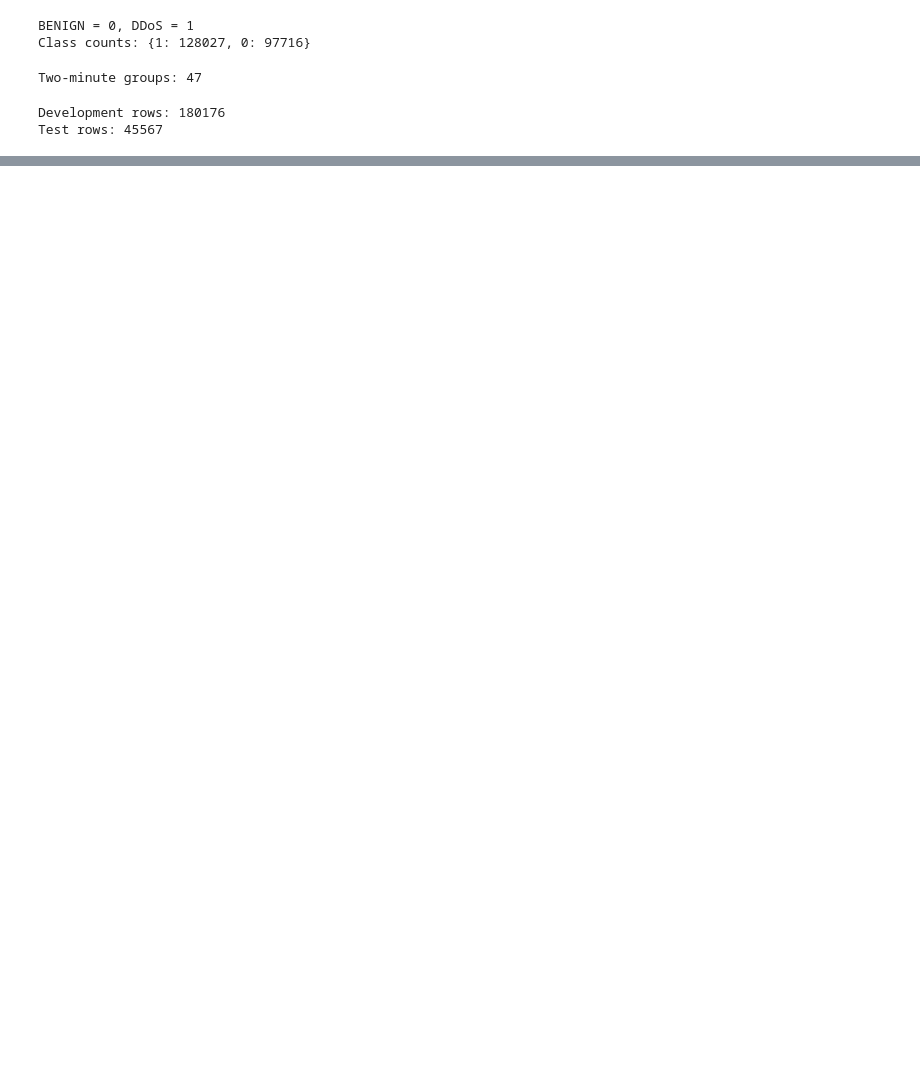
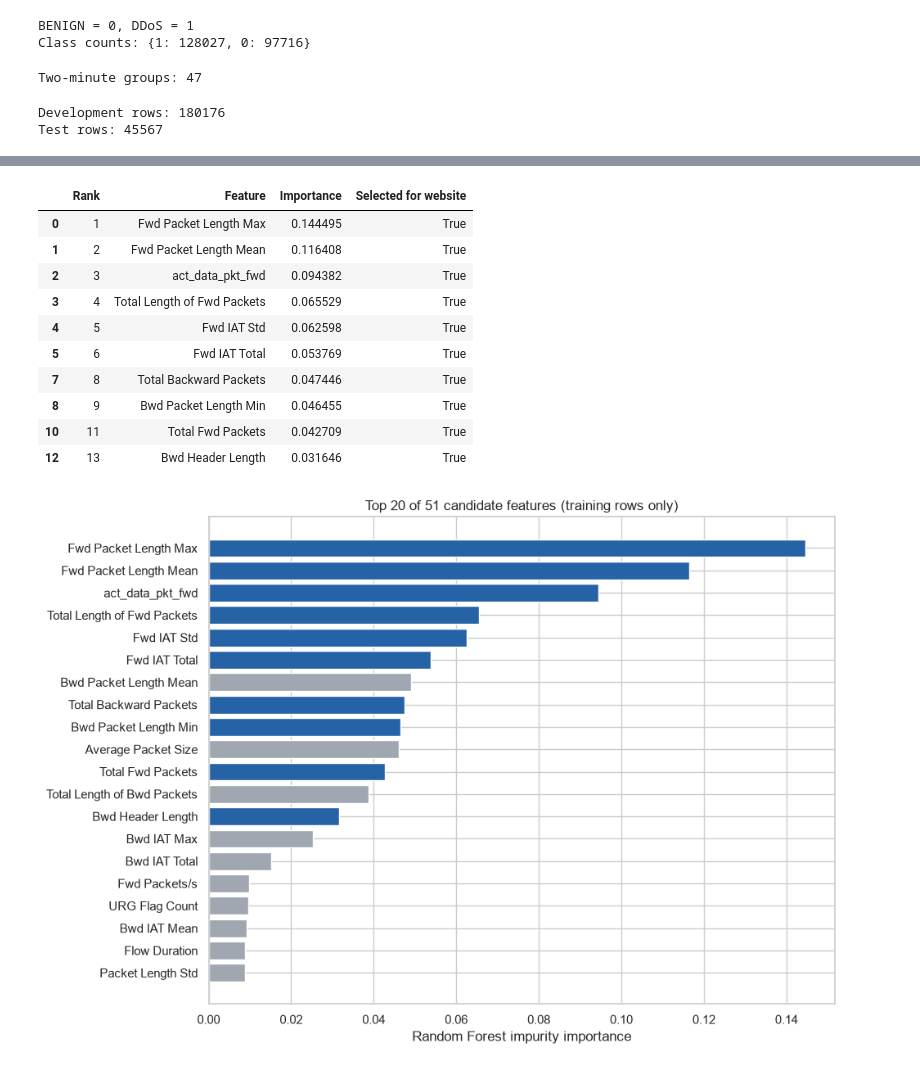
Before and after one commit to Kieri0/Flowguard, a Jupyter notebook: notebooks/data_preprocessing.ipynb, the cells around one changed output, grey strips where cells are left out. Saved outputs shown, nothing was run; the diff lists cells and outputs as text; code cells hidden in the pictures; blank space fills up the shorter version.

```diff
--- a/notebooks/data_preprocessing.ipynb
+++ b/notebooks/data_preprocessing.ipynb
@@ -259,0 +335,33 @@ Saved: C:\Users\joy\Desktop\CST9L_Project\notebooks\prepared_network_traffic.csv
+# %%
+# Diagnostic only: rank all 51 candidate features using training rows.
+from sklearn.ensemble import RandomForestClassifier
+from sklearn.impute import SimpleImputer
+
+audit_X = SimpleImputer(strategy="median").fit_transform(X_train)
+audit_forest = RandomForestClassifier(
+    n_estimators=50, max_depth=12, random_state=42, n_jobs=2
+)
+audit_forest.fit(audit_X, y_train)
+
+ranks = pd.DataFrame({
+    "Feature": X_train.columns,
+    "Importance": audit_forest.feature_importances_,
+}).sort_values("Importance", ascending=False).reset_index(drop=True)
+
+ranks.insert(0, "Rank", ranks.index + 1)
+ranks["Selected for website"] = ranks["Feature"].isin(FEATURE_NAMES)
+
+display(ranks.head(20))
+display(ranks.loc[ranks["Selected for website"]])
+
+top = ranks.head(20).iloc[::-1]
+plt.figure(figsize=(10, 7))
+plt.barh(
+    top["Feature"], top["Importance"],
+    color=np.where(top["Selected for website"], "#2563a6", "#a0a7b0"),
+)
+plt.xlabel("Random Forest impurity importance")
+plt.title("Top 20 of 51 candidate features (training rows only)")
+plt.tight_layout()
+plt.show()
+# %% [output]
@@ -259,0 +385,12 @@ Saved: C:\Users\joy\Desktop\CST9L_Project\notebooks\prepared_network_traffic.csv
+|  | Rank | Feature | Importance | Selected for website |
+| 0 | 1 | Fwd Packet Length Max | 0.144495 | True |
+| 1 | 2 | Fwd Packet Length Mean | 0.116408 | True |
+| 2 | 3 | act_data_pkt_fwd | 0.094382 | True |
+| 3 | 4 | Total Length of Fwd Packets | 0.065529 | True |
+| 4 | 5 | Fwd IAT Std | 0.062598 | True |
+| 5 | 6 | Fwd IAT Total | 0.053769 | True |
+| 7 | 8 | Total Backward Packets | 0.047446 | True |
+| 8 | 9 | Bwd Packet Length Min | 0.046455 | True |
+| 10 | 11 | Total Fwd Packets | 0.042709 | True |
+| 12 | 13 | Bwd Header Length | 0.031646 | True |
+[figure, added]
```
Also changed, not shown: parts of 10 cells of this notebook, 1 other file.
